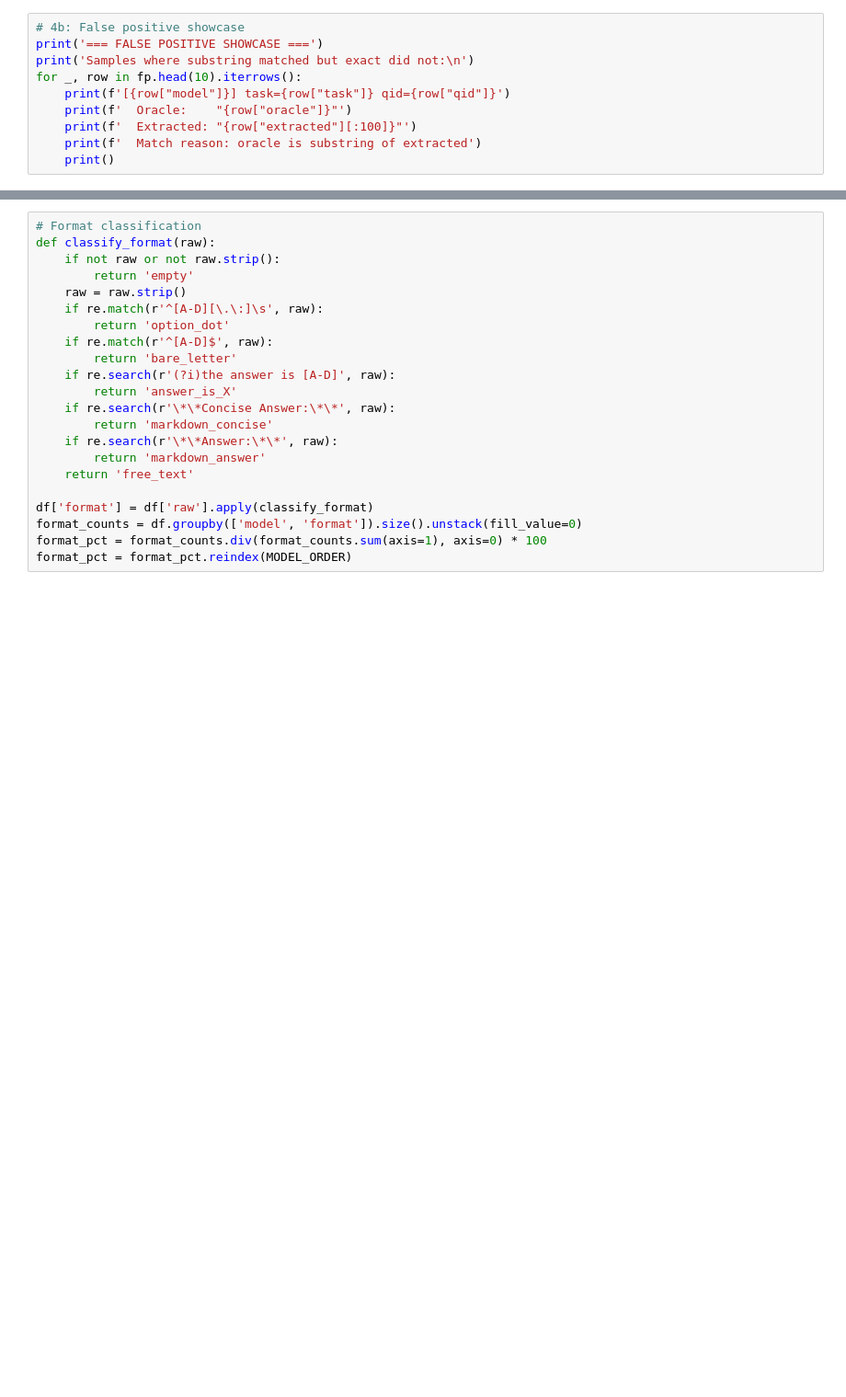
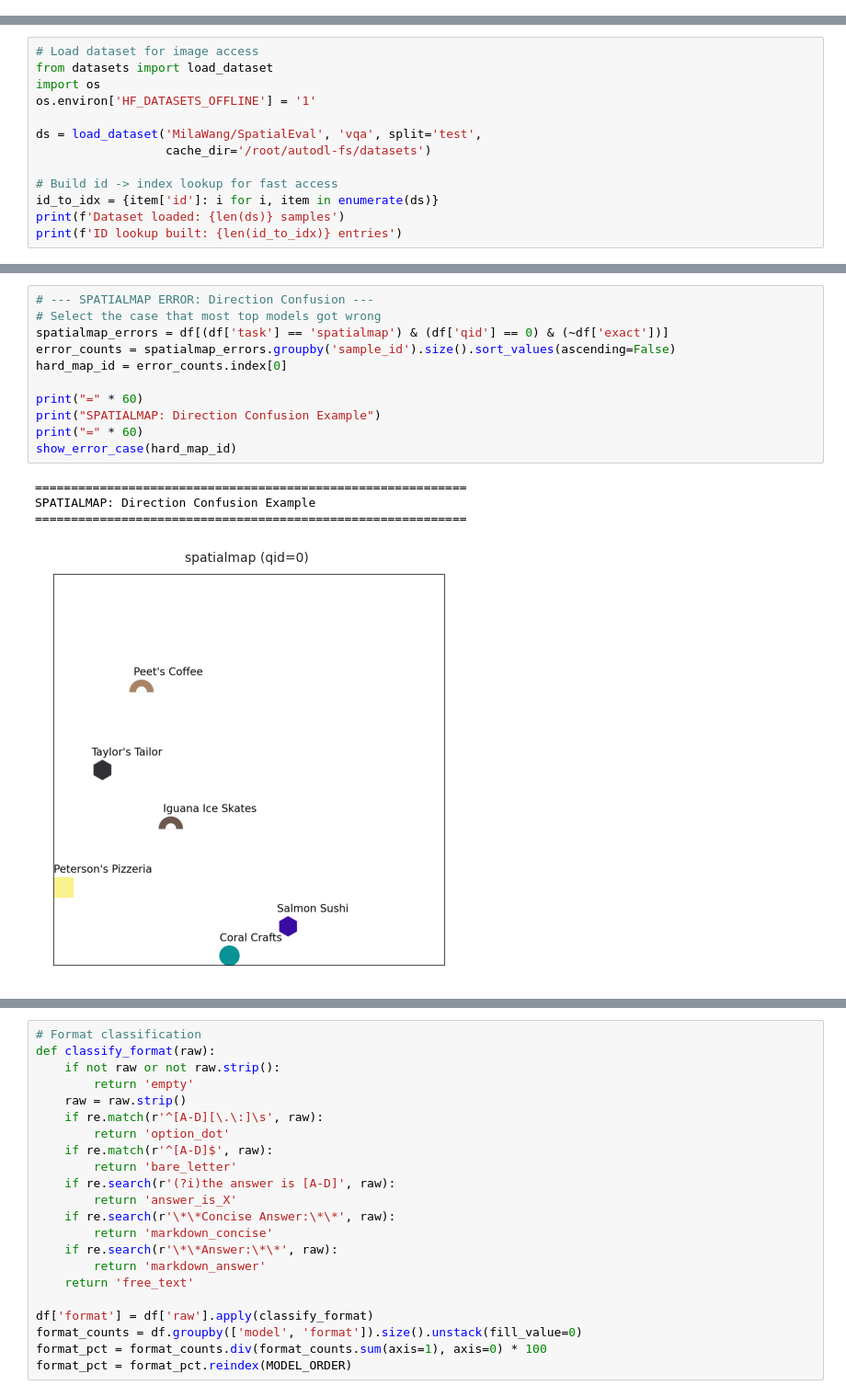
Before and after one commit to BinSpa/SpatialEval_SPSV, a Jupyter notebook: analysis.ipynb, the cells around one changed output, grey strips where cells are left out. Shown at 92% size. Drawn from its saved outputs; the diff is of its cells as text; blank space fills up the shorter version.

```diff
--- a/analysis.ipynb
+++ b/analysis.ipynb
@@ -234,10 +317,0 @@ for task in ['spatialmap', 'mazenav', 'spatialgrid', 'spatialreal']:
-# %%
-# 4b: False positive showcase
-print('=== FALSE POSITIVE SHOWCASE ===')
-print('Samples where substring matched but exact did not:\n')
-for _, row in fp.head(10).iterrows():
-    print(f'[{row["model"]}] task={row["task"]} qid={row["qid"]}')
-    print(f'  Oracle:    "{row["oracle"]}"')
-    print(f'  Extracted: "{row["extracted"][:100]}"')
-    print(f'  Match reason: oracle is substring of extracted')
-    print()
@@ -245,0 +332,13 @@ for _, row in fp.head(10).iterrows():
+# %%
+# Load dataset for image access
+from datasets import load_dataset
+import os
+os.environ['HF_DATASETS_OFFLINE'] = '1'
+
+ds = load_dataset('MilaWang/SpatialEval', 'vqa', split='test',
+                  cache_dir='/root/autodl-fs/datasets')
+
+# Build id -> index lookup for fast access
+id_to_idx = {item['id']: i for i, item in enumerate(ds)}
+print(f'Dataset loaded: {len(ds)} samples')
+print(f'ID lookup built: {len(id_to_idx)} entries')
@@ -245,0 +400,16 @@ for _, row in fp.head(10).iterrows():
+# %%
+# --- SPATIALMAP ERROR: Direction Confusion ---
+# Select the case that most top models got wrong
+spatialmap_errors = df[(df['task'] == 'spatialmap') & (df['qid'] == 0) & (~df['exact'])]
+error_counts = spatialmap_errors.groupby('sample_id').size().sort_values(ascending=False)
+hard_map_id = error_counts.index[0]
+
+print("=" * 60)
+print("SPATIALMAP: Direction Confusion Example")
+print("=" * 60)
+show_error_case(hard_map_id)
+# %% [output]
+============================================================
+SPATIALMAP: Direction Confusion Example
+============================================================
+[figure, added]
```
Also changed, not shown: parts of 47 cells of this notebook, 6 other files.
